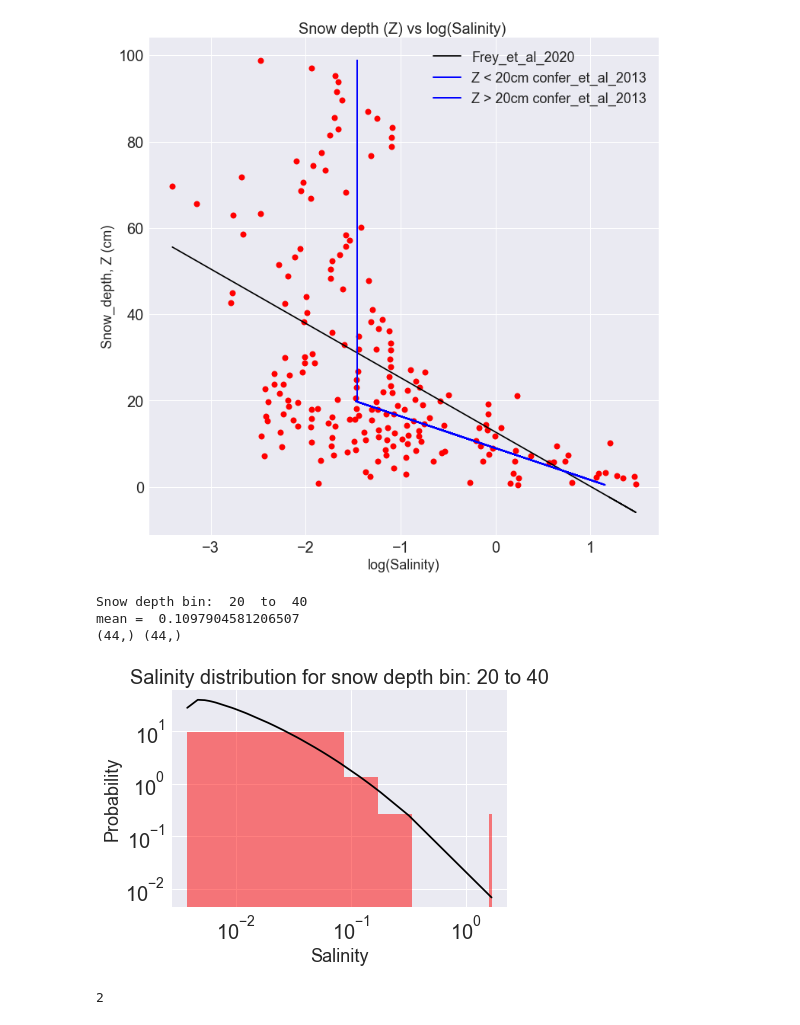
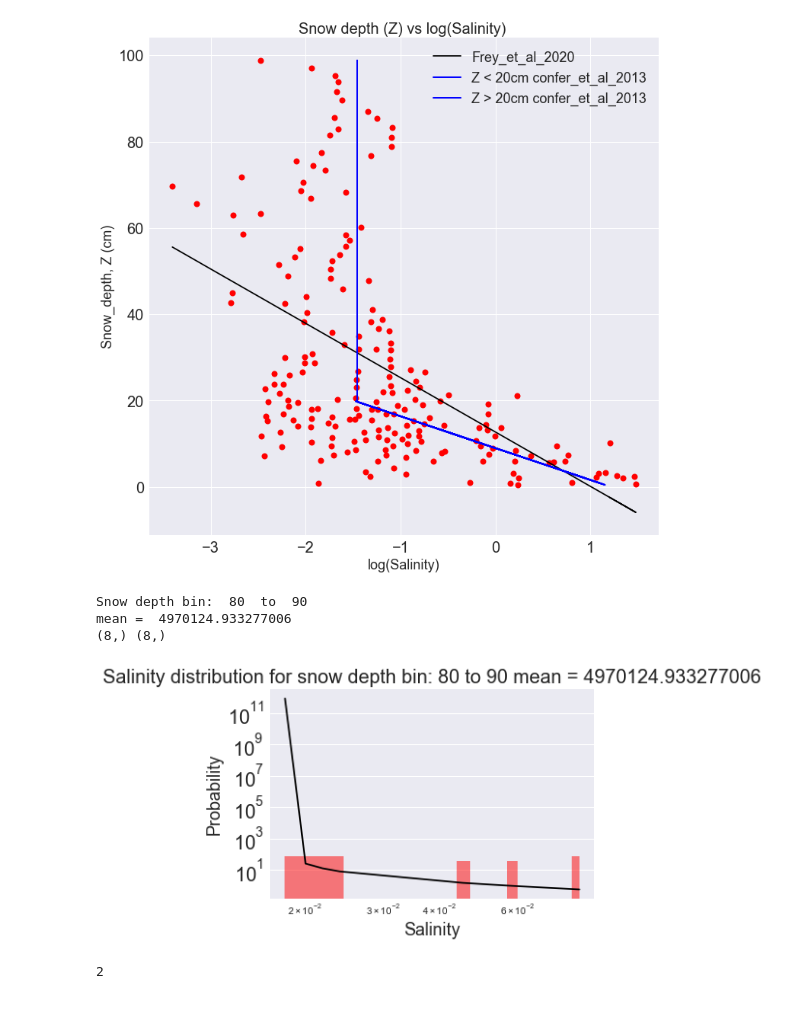
Before and after one commit to bazilsky/jupyter_local, a Jupyter notebook: netcdf/comparison_with_confer_et_al_2013.ipynb, the cells around one changed output. Saved outputs shown, nothing was run; the diff lists cells and outputs as text; code cells hidden in the pictures.

```diff
--- a/netcdf/comparison_with_confer_et_al_2013.ipynb
+++ b/netcdf/comparison_with_confer_et_al_2013.ipynb
@@ -52,7 +52,7 @@ plt.legend(fontsize = 18)
 # for each snow depth bin, calculate the salinity distribution
 
 depth_bins = np.arange(0,100,10)
-depth_bins = [20, 40]
+depth_bins = [80, 90]
 
 
 for i in range(len(depth_bins)-1):
@@ -63,37 +63,37 @@ for i in range(len(depth_bins)-1):
     # Mean of the log-normal distribution
     mean = np.exp(loc + shape**2/2) * scale
     print('mean = ', mean)
     plt.figure(figsize=(6,4))
     plt.style.use('seaborn')
     pdf = lognorm.pdf(salinity_slice, shape, loc, scale)
     #plt.hist(b, bins=20, density=True, alpha=0.5, label='Data')
     plt.hist(salinity_slice, bins = 20, density = True, color = 'r', alpha = 0.5, label = 'Data')
     #pdf_sorted = np.sort(pdf)
     sorted_indices = np.argsort(salinity_slice)
 
     print(pdf.shape, salinity_slice.shape)
     pdf_sorted = pdf[sorted_indices]
     #pdf_sorted.shape
     salinity_sorted = np.sort(salinity_slice)
 
 
     plt.plot(salinity_sorted, pdf_sorted, 'k-', label='Lognormal Distribution')
 
     #plt.plot(salinity_slice, pdf, 'k-', label='Lognormal Distribution')
 
     plt.title('Salinity distribution for snow depth bin: '+str(depth_bins[i])+' to '+str(depth_bins[i+1])+f' mean = {mean}',fontsize = 20)
     plt.xlabel('Salinity',fontsize = 18)
     plt.ylabel('Probability',fontsize = 18)
     plt.yscale('log')
     plt.xscale('log')
     plt.xticks(fontsize = 20)
     plt.yticks(fontsize = 20)
     plt.show()
 # %% [output]
-Snow depth bin:  20  to  40
-mean =  0.1097904581206507
-(44,) (44,)
+Snow depth bin:  80  to  90
+mean =  4970124.933277006
+(8,) (8,)
-[figure, old version]
+[figure, new version]
 # %%
 from scipy.stats import lognorm
 # Create an array 'b' with data of length 100
```
Also changed, not shown: parts of 4 cells of this notebook.
